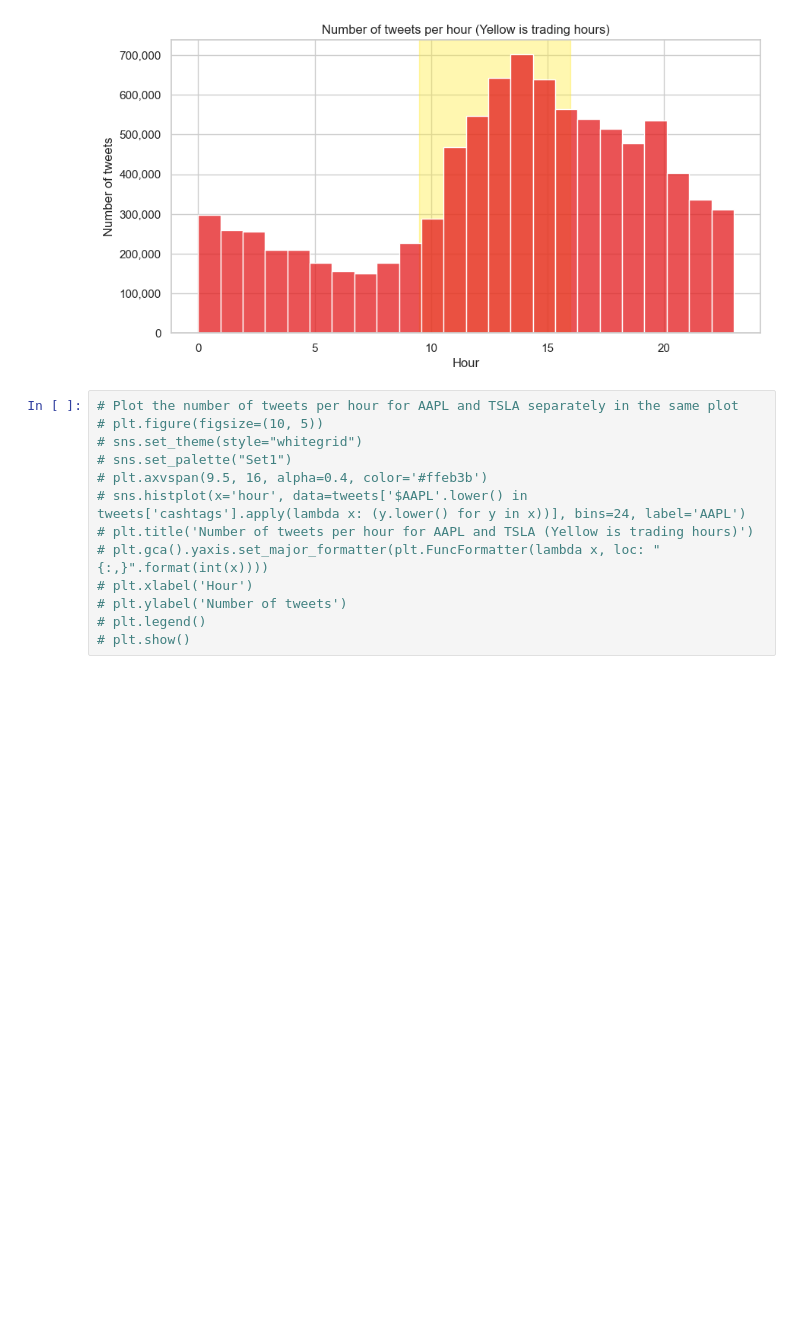
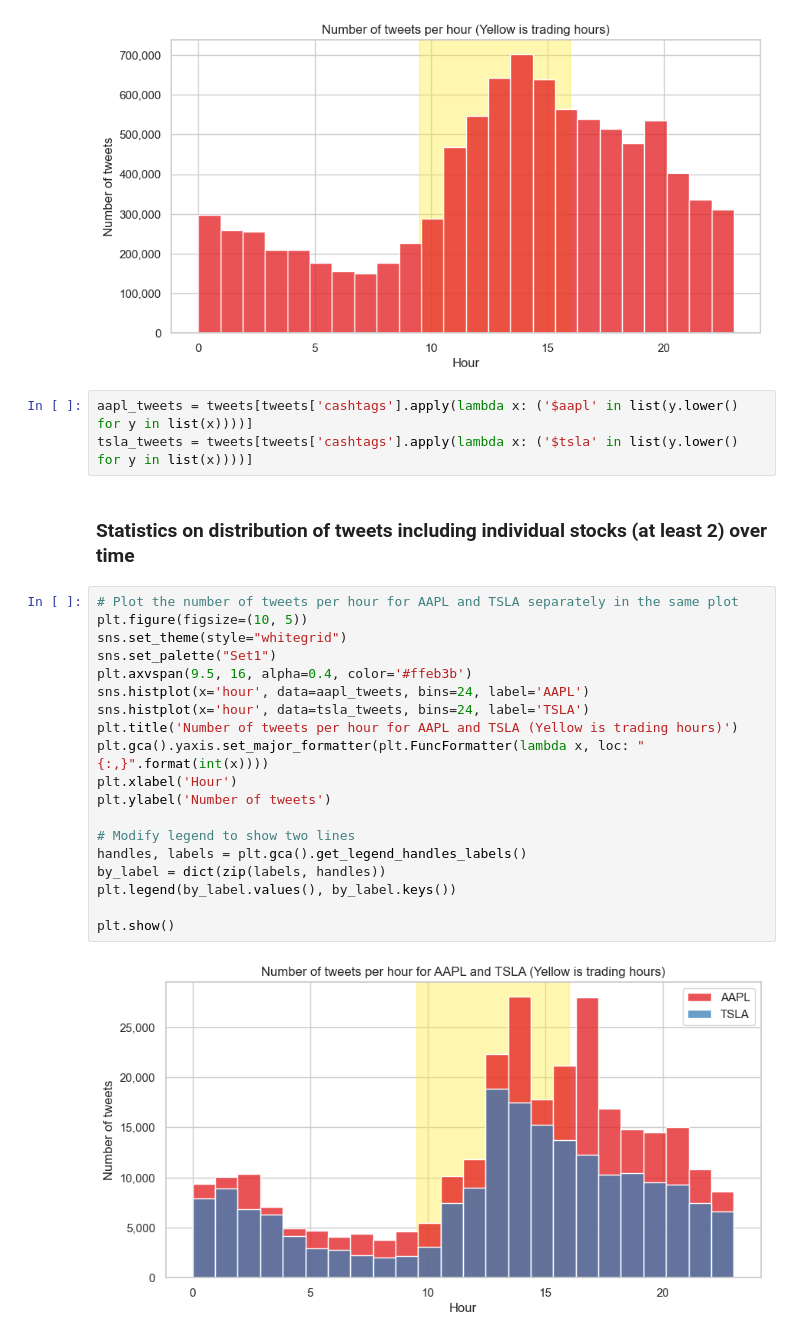
Before and after one commit to amirsoleix/Twitter-sentiment-analysis, a Jupyter notebook: code/exploratory-data-analysis.ipynb, the cells around one changed output. Cells and saved outputs as stored; diff of their text form; blank space fills up the shorter version.

```diff
--- a/code/exploratory-data-analysis.ipynb
+++ b/code/exploratory-data-analysis.ipynb
@@ -280,16 +282,29 @@ plt.ylabel('Number of tweets')
 plt.show()
 # %% [output]
 [figure]
+# %%
+aapl_tweets = tweets[tweets['cashtags'].apply(lambda x: ('$aapl' in list(y.lower() for y in list(x))))]
+tsla_tweets = tweets[tweets['cashtags'].apply(lambda x: ('$tsla' in list(y.lower() for y in list(x))))]
+# %% [markdown]
+### Statistics on distribution of tweets including individual stocks (at least 2) over time
 # %%
 # Plot the number of tweets per hour for AAPL and TSLA separately in the same plot
-# plt.figure(figsize=(10, 5))
-# sns.set_theme(style="whitegrid")
-# sns.set_palette("Set1")
-# plt.axvspan(9.5, 16, alpha=0.4, color='#ffeb3b')
-# sns.histplot(x='hour', data=tweets['$AAPL'.lower() in tweets['cashtags'].apply(lambda x: (y.lower() for y in x))], bins=24, label='AAPL')
-# plt.title('Number of tweets per hour for AAPL and TSLA (Yellow is trading hours)')
-# plt.gca().yaxis.set_major_formatter(plt.FuncFormatter(lambda x, loc: "{:,}".format(int(x))))
-# plt.xlabel('Hour')
-# plt.ylabel('Number of tweets')
-# plt.legend()
-# plt.show()
+plt.figure(figsize=(10, 5))
+sns.set_theme(style="whitegrid")
+sns.set_palette("Set1")
+plt.axvspan(9.5, 16, alpha=0.4, color='#ffeb3b')
+sns.histplot(x='hour', data=aapl_tweets, bins=24, label='AAPL')
+sns.histplot(x='hour', data=tsla_tweets, bins=24, label='TSLA')
+plt.title('Number of tweets per hour for AAPL and TSLA (Yellow is trading hours)')
+plt.gca().yaxis.set_major_formatter(plt.FuncFormatter(lambda x, loc: "{:,}".format(int(x))))
+plt.xlabel('Hour')
+plt.ylabel('Number of tweets')
+
+# Modify legend to show two lines
+handles, labels = plt.gca().get_legend_handles_labels()
+by_label = dict(zip(labels, handles))
+plt.legend(by_label.values(), by_label.keys())
+
+plt.show()
+# %% [output]
+[figure, added]
```
Also changed, not shown: parts of 46 cells of this notebook.
